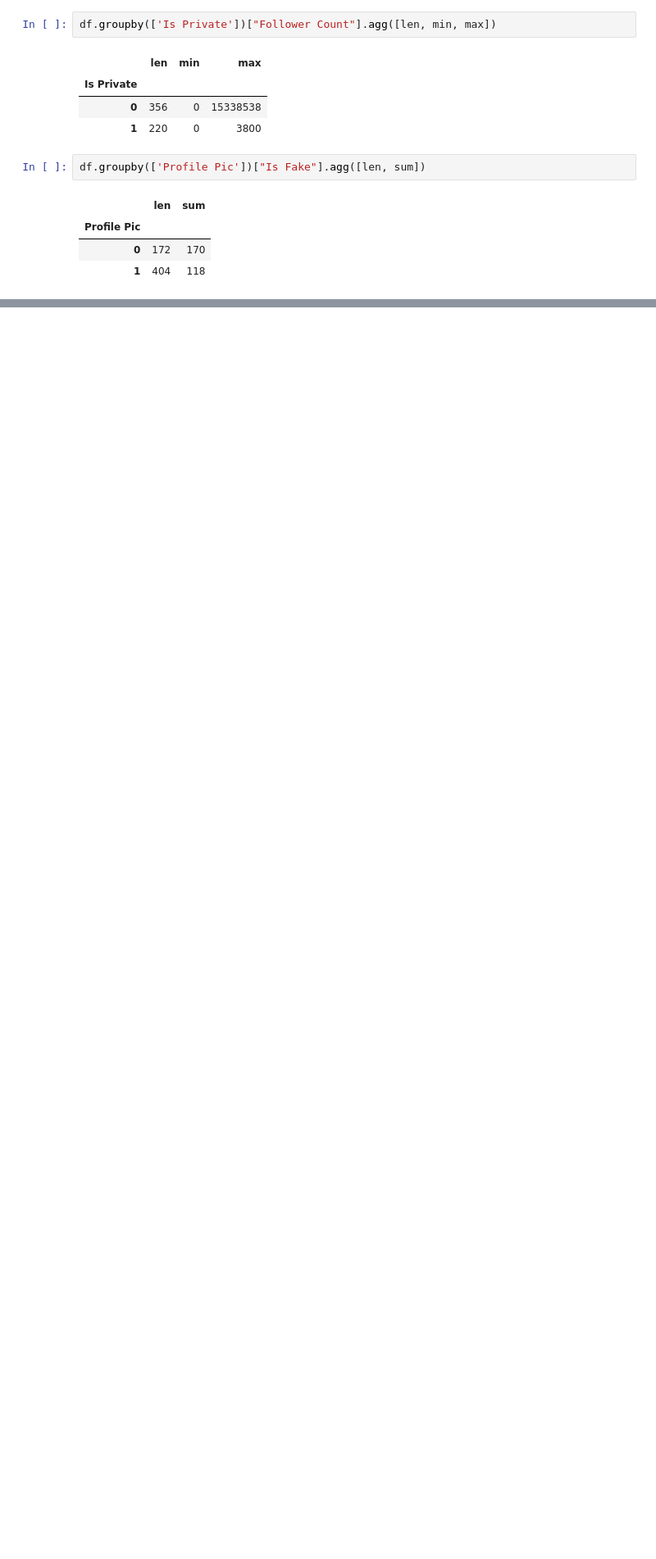
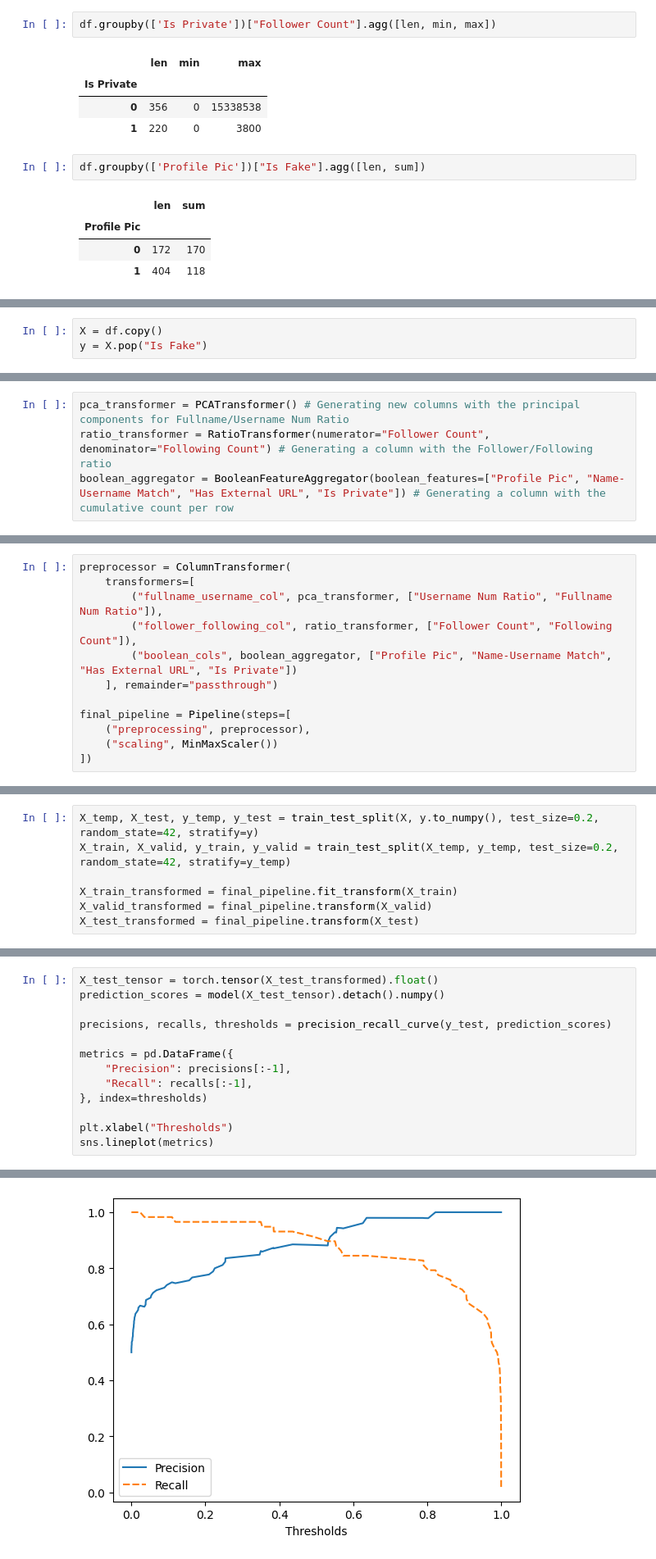
Before and after one commit to IlyasTcr/fake-instagram-accounts, a Jupyter notebook: main.ipynb, the cells around one changed output, grey strips where cells are left out. Shown: that part at 82% size. Cells and saved outputs as stored; diff of their text form; blank space fills up the shorter version.

Commit message:
final pipeline and pytorch model training

```diff
--- a/main.ipynb
+++ b/main.ipynb
@@ -291,0 +298,3 @@ df.groupby(['Profile Pic'])["Is Fake"].agg([len, sum])
+# %%
+X = df.copy()
+y = X.pop("Is Fake")
@@ -291,0 +303,4 @@ df.groupby(['Profile Pic'])["Is Fake"].agg([len, sum])
+# %%
+pca_transformer = PCATransformer() # Generating new columns with the principal components for Fullname/Username Num Ratio
+ratio_transformer = RatioTransformer(numerator="Follower Count", denominator="Following Count") # Generating a column with the Follower/Following ratio
+boolean_aggregator = BooleanFeatureAggregator(boolean_features=["Profile Pic", "Name-Username Match", "Has External URL", "Is Private"]) # Generating a column with the cumulative count per row
@@ -291,0 +309,12 @@ df.groupby(['Profile Pic'])["Is Fake"].agg([len, sum])
+# %%
+preprocessor = ColumnTransformer(
+    transformers=[
+        ("fullname_username_col", pca_transformer, ["Username Num Ratio", "Fullname Num Ratio"]),
+        ("follower_following_col", ratio_transformer, ["Follower Count", "Following Count"]),
+        ("boolean_cols", boolean_aggregator, ["Profile Pic", "Name-Username Match", "Has External URL", "Is Private"])
+    ], remainder="passthrough")
+
+final_pipeline = Pipeline(steps=[
+    ("preprocessing", preprocessor),
+    ("scaling", MinMaxScaler())
+])
@@ -291,0 +323,7 @@ df.groupby(['Profile Pic'])["Is Fake"].agg([len, sum])
+# %%
+X_temp, X_test, y_temp, y_test = train_test_split(X, y.to_numpy(), test_size=0.2, random_state=42, stratify=y)
+X_train, X_valid, y_train, y_valid = train_test_split(X_temp, y_temp, test_size=0.2, random_state=42, stratify=y_temp)
+
+X_train_transformed = final_pipeline.fit_transform(X_train)
+X_valid_transformed = final_pipeline.transform(X_valid)
+X_test_transformed = final_pipeline.transform(X_test)
@@ -291,0 +418,14 @@ df.groupby(['Profile Pic'])["Is Fake"].agg([len, sum])
+# %%
+X_test_tensor = torch.tensor(X_test_transformed).float()
+prediction_scores = model(X_test_tensor).detach().numpy()
+
+precisions, recalls, thresholds = precision_recall_curve(y_test, prediction_scores)
+
+metrics = pd.DataFrame({
+    "Precision": precisions[:-1],
+    "Recall": recalls[:-1],
+}, index=thresholds)
+
+plt.xlabel("Thresholds")
+sns.lineplot(metrics)
+# %% [output]
@@ -291,0 +433 @@ df.groupby(['Profile Pic'])["Is Fake"].agg([len, sum])
+[figure, added]
```
Also changed, not shown: parts of 14 cells of this notebook, 2 other files.
